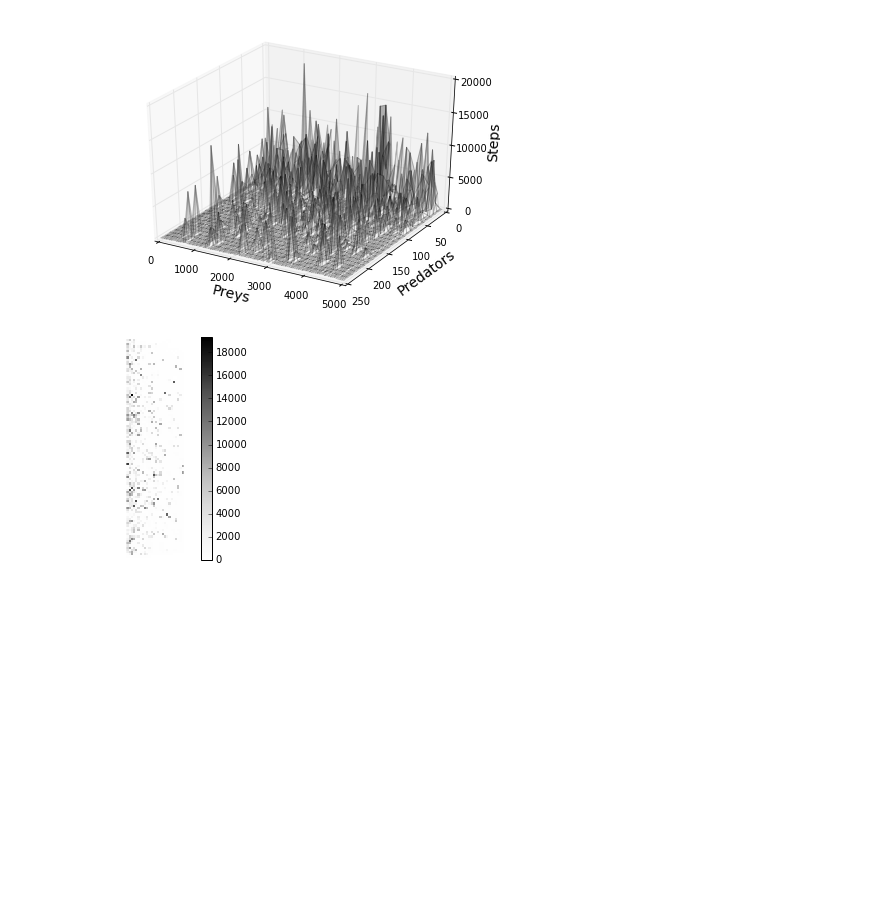
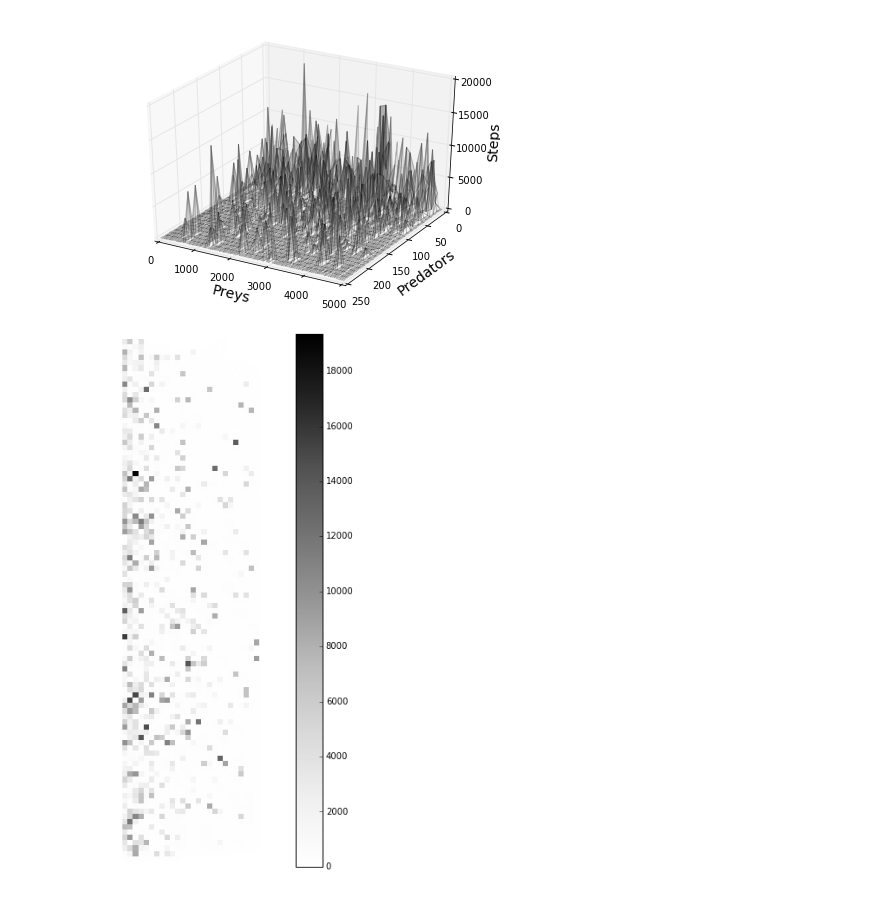
Before and after one commit to Zhuikov/predator-prey, a Jupyter notebook: notebooks/Experiment_4.ipynb, the cells around one changed output. Drawn from its saved outputs; the diff is of its cells as text; code cells hidden in the pictures; blank space fills up the shorter version.

```diff
--- a/notebooks/Experiment_4.ipynb
+++ b/notebooks/Experiment_4.ipynb
@@ -54,6 +54,15 @@ f = open("results_e4.csv", 'w')
 for i in range(0, len(data)):
     f.write(str(args[0][i])+','+str(args[1][i])+','+str(data[i])+"\n")
 f.close()
+# %%
+args = [[],[],[],[]]
+data = []
+file = open("results_e4.csv", 'r')
+for line in file:
+    parts = line.split(',')
+    args[0].append(int(parts[0]))
+    args[1].append(int(parts[1]))
+    data.append(int(parts[2]))
 # %%
 from matplotlib import pyplot as plt
 from matplotlib import cm
@@ -74,20 +83,20 @@ plt.show()
 # %%
 matrix = []
 for a in range(0, len(preys)):
     lst = []
     for i in range(0, len(predators)):
         lst.append(data[len(predators)*a + i])
     matrix.append(lst)
 
 #print(matrix)
 
 
 fig = plt.figure()
-#fig.set_size_inches(15, 11)
+fig.set_size_inches(15, 11)
 plt.imshow(matrix, interpolation='none')
 plt.set_cmap(cm.Greys)
 plt.colorbar();
 plt.axis('off')
 plt.show()
 # %% [output]
-[figure, old version]
+[figure, new version]
```
Also changed, not shown: 3 other files.
